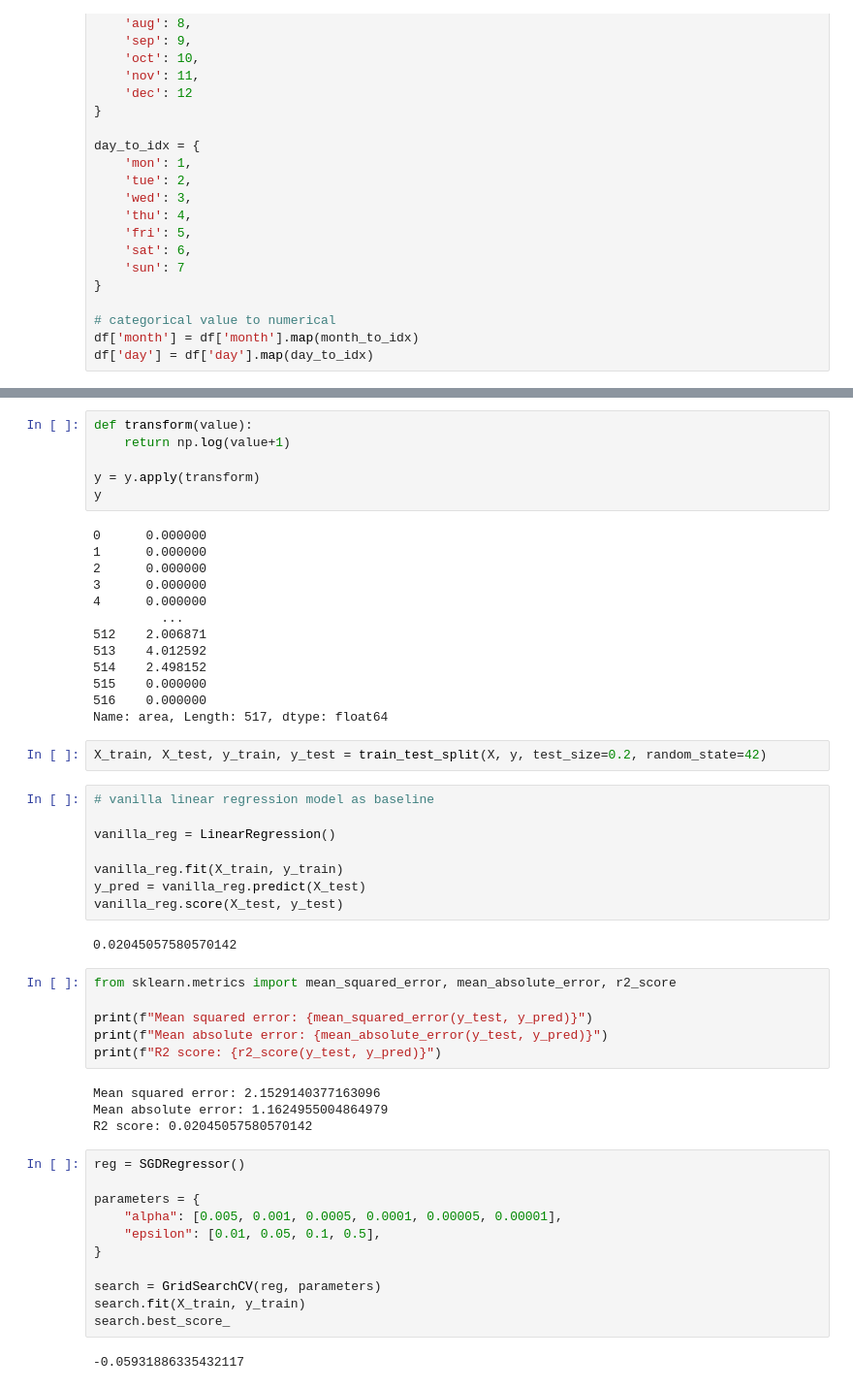
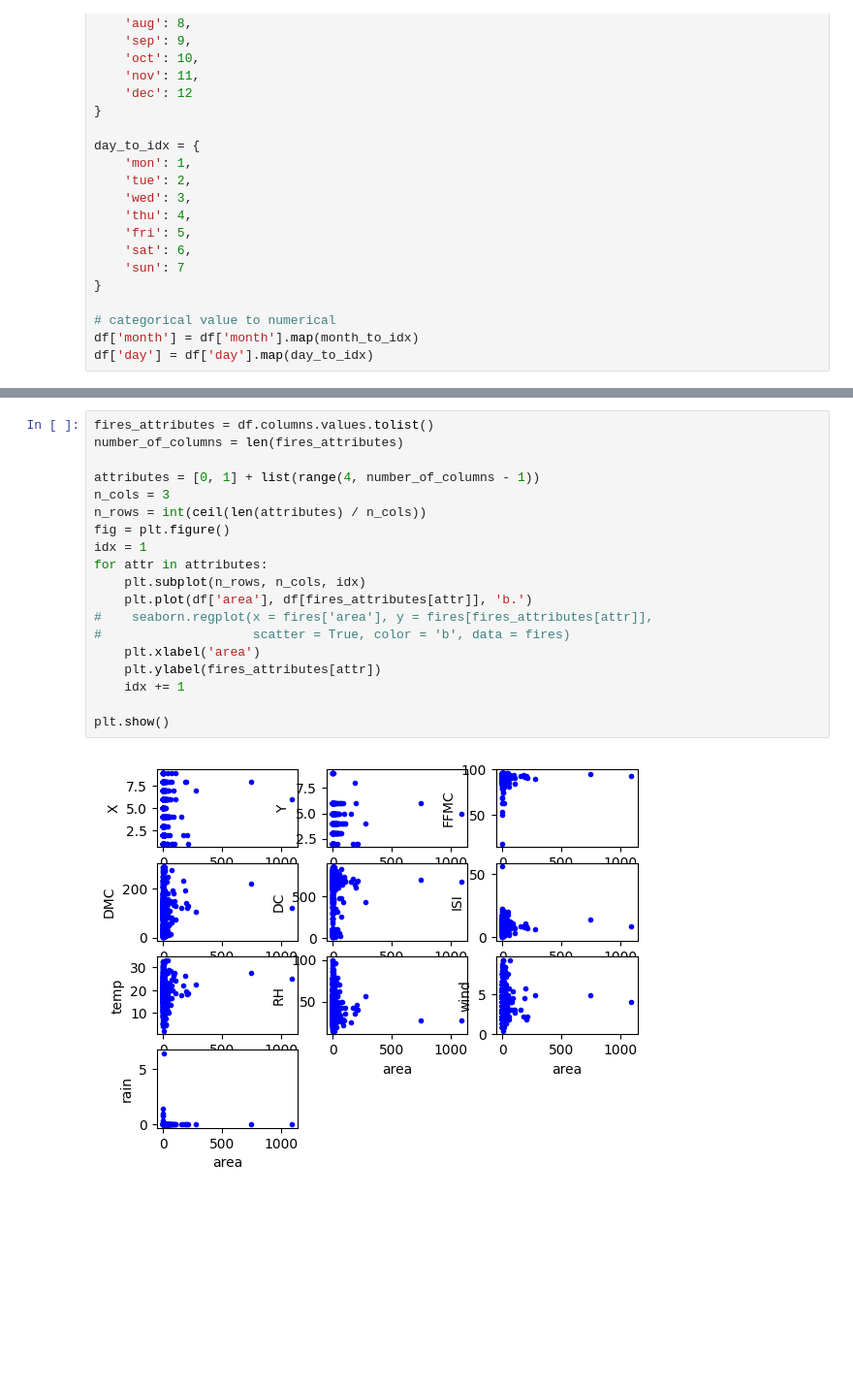
Before and after one commit to doyouwantsometea/IDAML_final, a Jupyter notebook: data_exploration.ipynb, the cells around one changed output, grey strips where cells are left out. Shown at 97% size. Saved outputs shown, nothing was run; the diff lists cells and outputs as text; blank space fills up the shorter version.

Commit message:
further data exploration

```diff
--- a/data_exploration.ipynb
+++ b/data_exploration.ipynb
@@ -57,54 +50,21 @@ y = df['area']
-# %%
-def transform(value):
-    return np.log(value+1)
-
-y = y.apply(transform)
-y
-# %% [output]
-0      0.000000
-1      0.000000
-2      0.000000
-3      0.000000
-4      0.000000
-         ...
-512    2.006871
-513    4.012592
-514    2.498152
-515    0.000000
-516    0.000000
-Name: area, Length: 517, dtype: float64
-# %%
-X_train, X_test, y_train, y_test = train_test_split(X, y, test_size=0.2, random_state=42)
-# %%
-# vanilla linear regression model as baseline
-
-vanilla_reg = LinearRegression()
-
-vanilla_reg.fit(X_train, y_train)
-y_pred = vanilla_reg.predict(X_test)
-vanilla_reg.score(X_test, y_test)
-# %% [output]
-0.02045057580570142
-# %%
-from sklearn.metrics import mean_squared_error, mean_absolute_error, r2_score
-
-print(f"Mean squared error: {mean_squared_error(y_test, y_pred)}")
-print(f"Mean absolute error: {mean_absolute_error(y_test, y_pred)}")
-print(f"R2 score: {r2_score(y_test, y_pred)}")
-# %% [output]
-Mean squared error: 2.1529140377163096
-Mean absolute error: 1.1624955004864979
-R2 score: 0.02045057580570142
-# %%
-reg = SGDRegressor()
-
-parameters = {
-    "alpha": [0.005, 0.001, 0.0005, 0.0001, 0.00005, 0.00001],
-    "epsilon": [0.01, 0.05, 0.1, 0.5],
-}
-
-search = GridSearchCV(reg, parameters)
-search.fit(X_train, y_train)
-search.best_score_
-# %% [output]
--0.05931886335432117
+# %%
+fires_attributes = df.columns.values.tolist()
+number_of_columns = len(fires_attributes)
+
+attributes = [0, 1] + list(range(4, number_of_columns - 1))
+n_cols = 3
+n_rows = int(ceil(len(attributes) / n_cols))
+fig = plt.figure()
+idx = 1
+for attr in attributes:
+    plt.subplot(n_rows, n_cols, idx)
+    plt.plot(df['area'], df[fires_attributes[attr]], 'b.')
+#    seaborn.regplot(x = fires['area'], y = fires[fires_attributes[attr]],
+#                    scatter = True, color = 'b', data = fires)
+    plt.xlabel('area')
+    plt.ylabel(fires_attributes[attr])
+    idx += 1
+
+plt.show()
+# %% [output]
+[figure, added]
```
Also changed, not shown: parts of 4 cells of this notebook, 2 other files.
